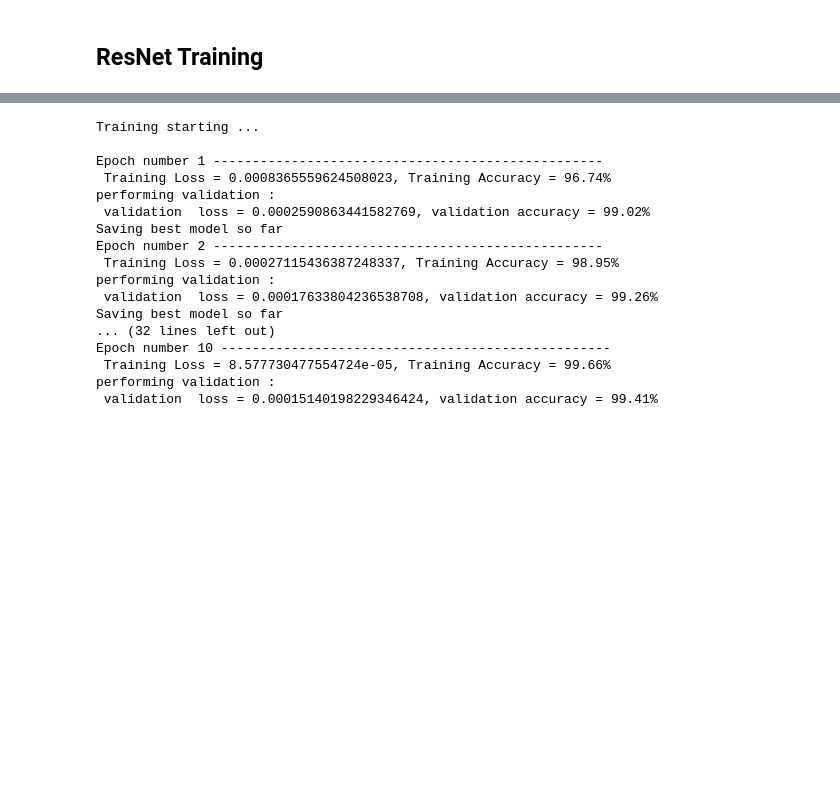
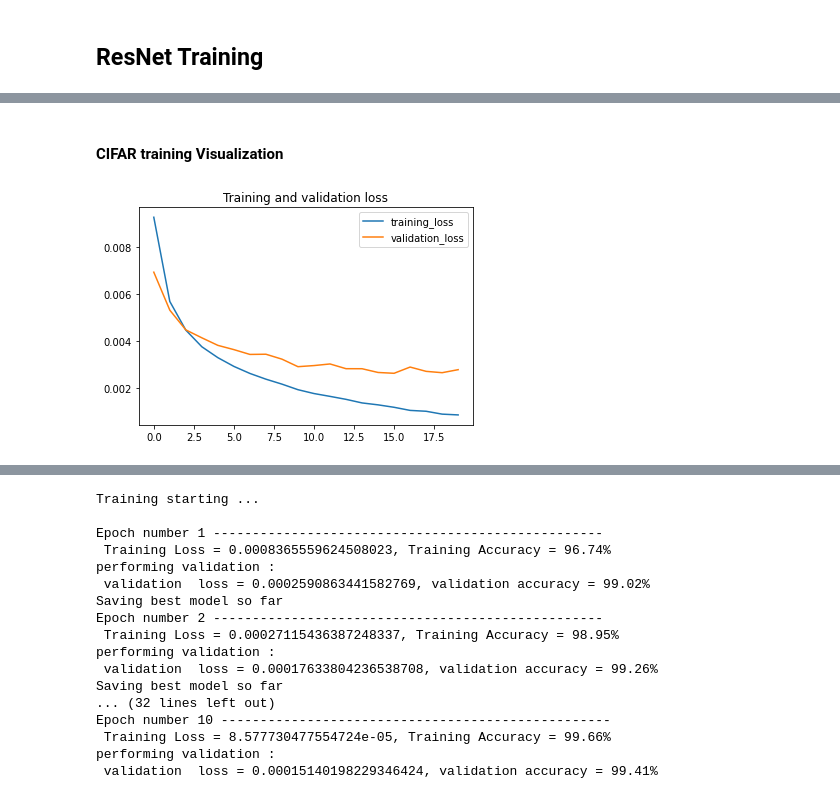
Before and after one commit to khalit7/Computer_Vision_Models_Analysis, a Jupyter notebook: Image_classification.ipynb, the cells around one changed output, grey strips where cells are left out. Drawn from its saved outputs; the diff is of its cells as text; code cells hidden in the pictures; blank space fills up the shorter version.

Commit message:
Trained resnet on CIFAR + added training curves visualizations + adapted the train function to train a googleNet model

```diff
--- a/Image_classification.ipynb
+++ b/Image_classification.ipynb
@@ -232,0 +294,41 @@ base_path = "/content/drive/MyDrive/computer vision project/"
+# %%
+def conv_block(in_channels, out_channels, pool=False):
+    layers = [nn.Conv2d(in_channels, out_channels, kernel_size=3, padding=1),
+              nn.BatchNorm2d(out_channels),
+              nn.ReLU(inplace=True)]
+    if pool: layers.append(nn.MaxPool2d(2))
+    return nn.Sequential(*layers)
+
+class ResNet9(nn.Module):
+    def __init__(self, in_channels, num_classes):
+        super().__init__()
+
+        self.conv1 = conv_block(in_channels, 64)
+        self.conv2 = conv_block(64, 128, pool=True)
+        self.res1 = nn.Sequential(conv_block(128, 128), conv_block(128, 128))
+
+        self.conv3 = conv_block(128, 256, pool=True)
+        self.conv4 = conv_block(256, 512, pool=True)
+        self.res2 = nn.Sequential(conv_block(512, 512), conv_block(512, 512))
+
+        self.classifier = nn.Sequential(nn.MaxPool2d(4),
+                                        nn.Flatten(),
+                                        nn.Linear(512, num_classes))
+
+    def forward(self, xb):
+        out = self.conv1(xb)
+        out = self.conv2(out)
+        out = self.res1(out) + out
+        out = self.conv3(out)
+        out = self.conv4(out)
+        out = self.res2(out) + out
+        out = self.classifier(out)
+        return out
+resnet = ResNet9(3, 10).to(device)
+# %%
+# First we define the optimizer
+optimizer = torch.optim.Adam(resnet.parameters(), lr=3e-4)
+# select path to save best model
+save_path = base_path + "Resnet/best_CIFAR"
+#
+training_loss_history,training_acc_history,val_loss_history,val_acc_history = train(resnet,optimizer,cifar_train,cifar_val,num_epochs=20,save_path=save_path,evaluate_every_epoch=1)
@@ -232,0 +367,6 @@ base_path = "/content/drive/MyDrive/computer vision project/"
+# %% [markdown]
+#### CIFAR training Visualization
+# %%
+plot_helper("Training and validation loss",training_loss = training_loss_history,validation_loss = val_loss_history)
+# %% [output]
+[figure, added]
```
Also changed, not shown: parts of 31 cells of this notebook.
